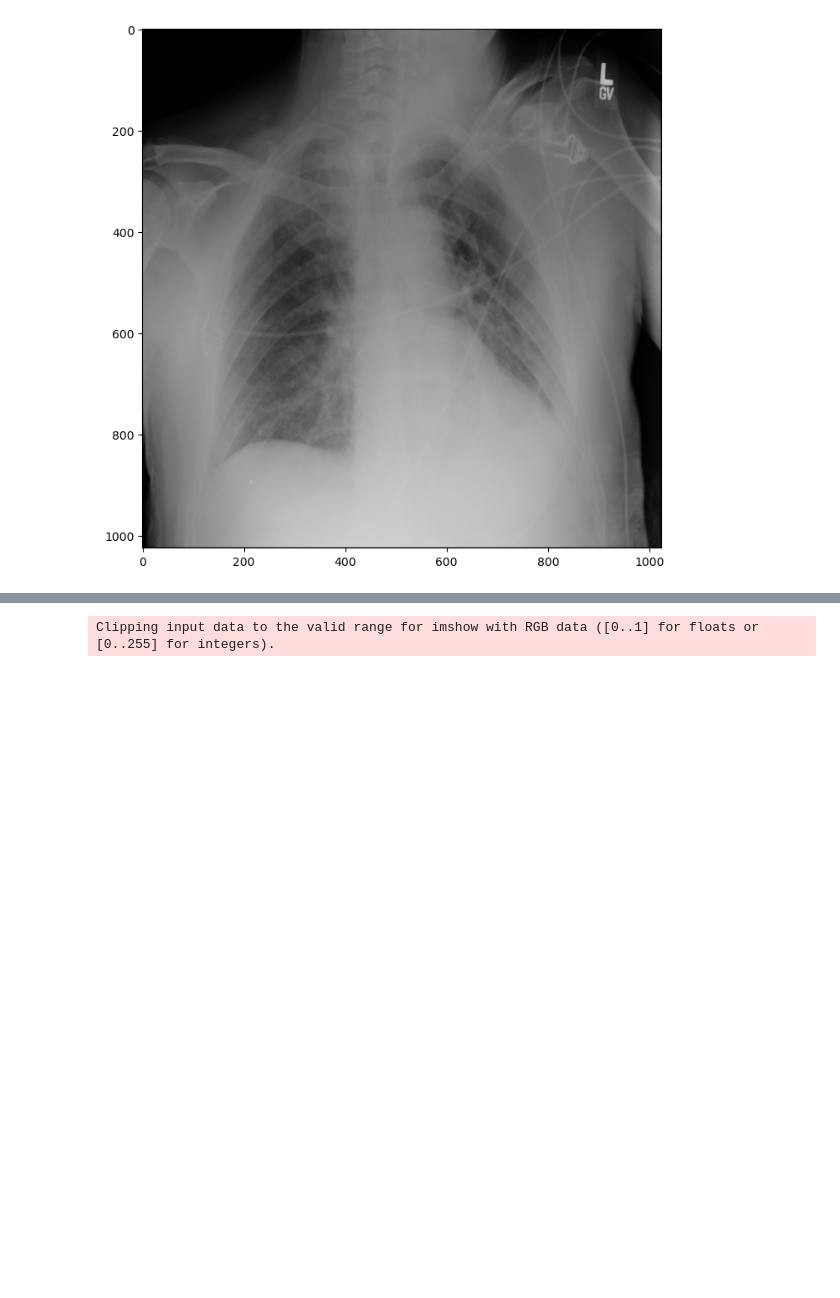
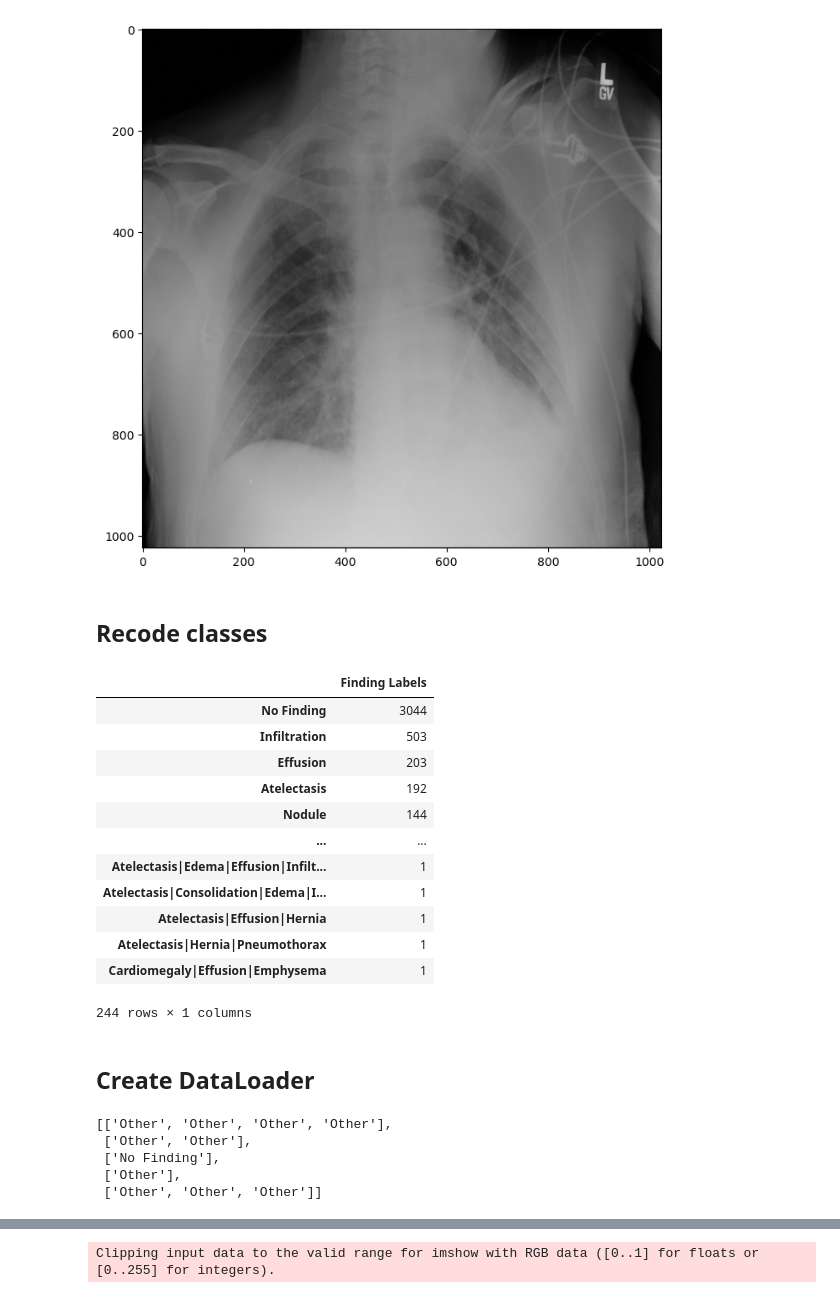
Before and after one commit to UVA-MLSys/DS7406-Spring-2024, a Jupyter notebook: Projects/Team 4/experiments/models/nih-chest-ray-federated-learning.ipynb, the cells around one changed output, grey strips where cells are left out. Cells and saved outputs as stored; diff of their text form; code cells hidden in the pictures; blank space fills up the shorter version.

Commit message:
Add recoding classes

```diff
--- a/Projects/Team 4/experiments/models/nih-chest-ray-federated-learning.ipynb
+++ b/Projects/Team 4/experiments/models/nih-chest-ray-federated-learning.ipynb
@@ -70,6 +70,8 @@ def openImage(str_path):
 plotImage(openImage(images_list[list(images_list.keys())[1]]))
 # %% [output]
 [figure]
+# %% [markdown]
+## Recode classes
 # %%
 classes = [
     'Atelectasis',
@@ -87,3 +89,19 @@ classes = [
     'Mass',
     'Hernia',
     'No Finding']
+# %%
+df['Finding Labels'].value_counts().to_frame()
+# %% [output]
+|  | Finding Labels |
+| No Finding | 3044 |
+| Infiltration | 503 |
+| Effusion | 203 |
+| Atelectasis | 192 |
+| Nodule | 144 |
+| ... | ... |
+| Atelectasis|Edema|Effusion|Infilt... | 1 |
+| Atelectasis|Consolidation|Edema|I... | 1 |
+| Atelectasis|Effusion|Hernia | 1 |
+| Atelectasis|Hernia|Pneumothorax | 1 |
+| Cardiomegaly|Effusion|Emphysema | 1 |
+244 rows × 1 columns
@@ -90,3 +110,5 @@ classes = [
+# %% [markdown]
+## Create DataLoader
 # %%
 class DataLoaderCompose(Dataset):
     def __init__(self, data, transforms):
@@ -107 +129,10 @@ data = (df.iloc[:data_limit, 0], [df.iloc[i, 1].split('|') for i in range(data_l
 #data = (df.iloc[:5000, 0], [df.iloc[i, 1].split('|') for i in range(5000)])
+# %%
+# Ensure proper classes
+data[1][0:5]
+# %% [output]
+[['Other', 'Other', 'Other', 'Other'],
+ ['Other', 'Other'],
+ ['No Finding'],
+ ['Other'],
+ ['Other', 'Other', 'Other']]
```
Also changed, not shown: parts of 14 cells of this notebook.
